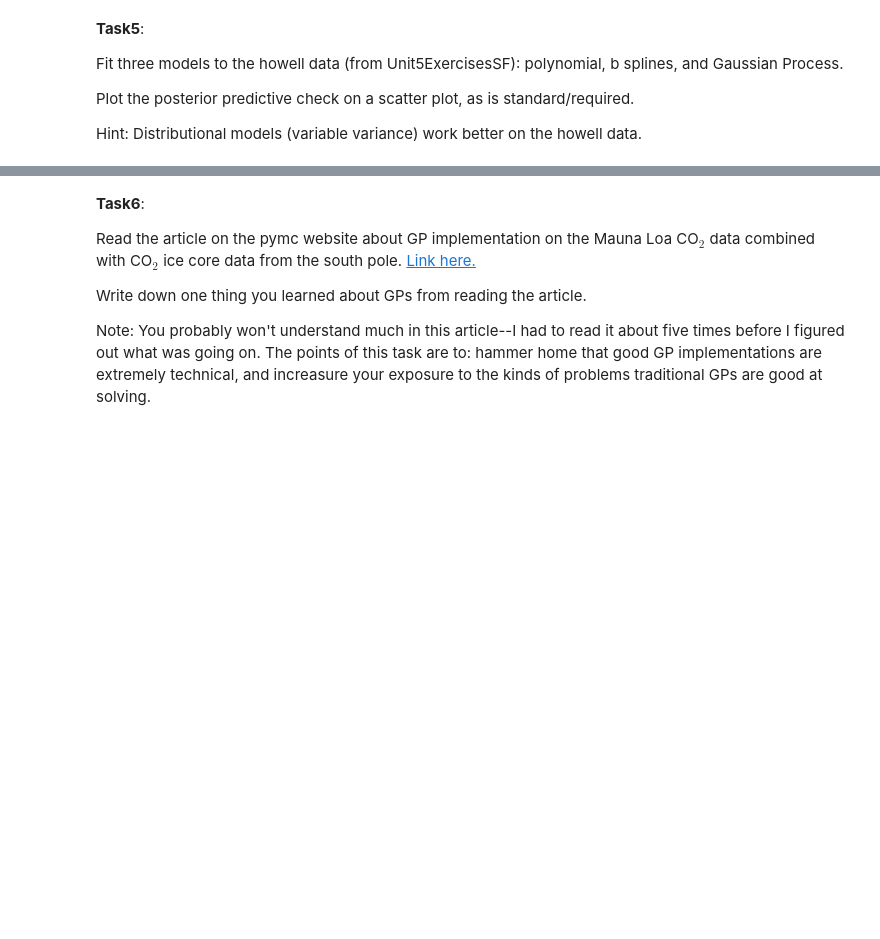
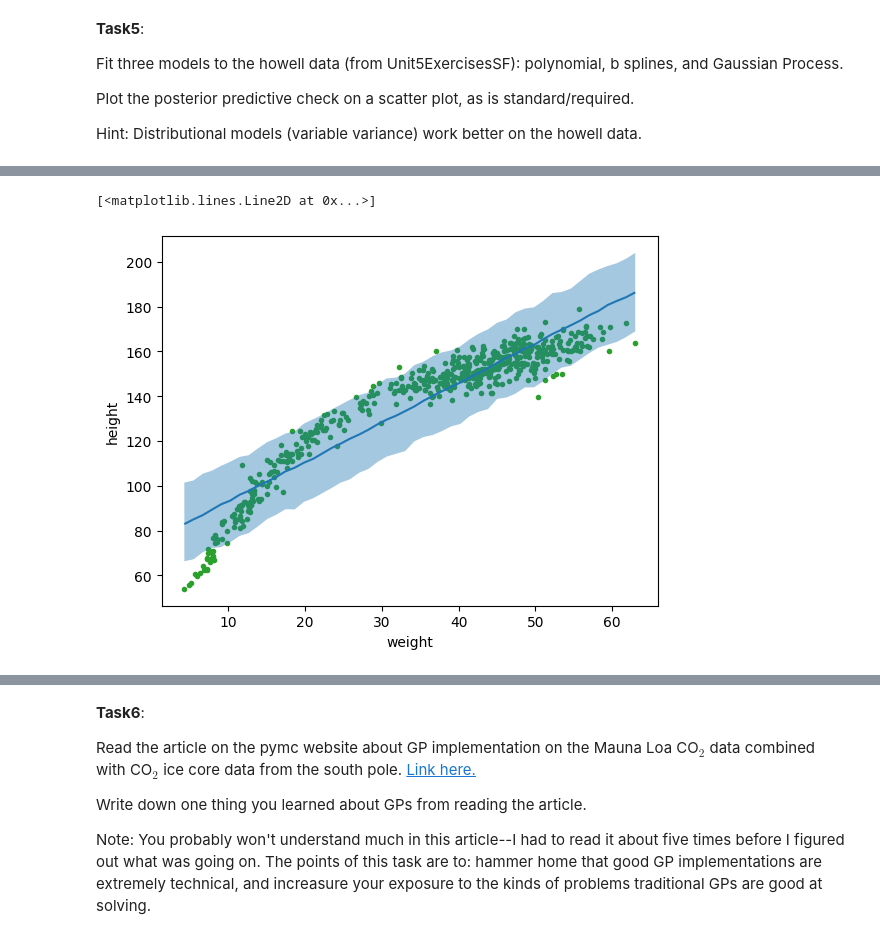
Before and after one commit to elijahmoon-hub/Elijah-s-repository, a Jupyter notebook: ElijMoon_Unit7ExercisesSF.ipynb, the cells around one changed output, grey strips where cells are left out. Cells and saved outputs as stored; diff of their text form; code cells hidden in the pictures; blank space fills up the shorter version.

```diff
--- a/ElijMoon_Unit7ExercisesSF.ipynb
+++ b/ElijMoon_Unit7ExercisesSF.ipynb
@@ -36,3 +59,6 @@ Fit three models to the howell data (from Unit5ExercisesSF): polynomial, b splin
 Plot the posterior predictive check on a scatter plot, as is standard/required.
 
 Hint: Distributional models (variable variance) work better on the howell data.
+# %%
+howell = pd.read_csv('https://raw.githubusercontent.com/thedarredondo/data-science-fundamentals/main/Data/howell.csv')
+howell
@@ -38,0 +79,4 @@ Hint: Distributional models (variable variance) work better on the howell data.
+# %%
+
+model_poly_1 = bmb.Model("height ~ weight", howell)
+idata_poly_1 = model_poly_1.fit()
@@ -38,0 +88,6 @@ Hint: Distributional models (variable variance) work better on the howell data.
+# %%
+bmb.interpret.plot_predictions(model_poly_1, idata_poly_1, "weight", pps=True)
+plt.plot(howell.weight, howell.height, "C2.", zorder=-3)
+# %% [output]
+[<matplotlib.lines.Line2D at 0x...>]
+[figure, added]
```
Also changed, not shown: parts of 9 cells of this notebook.
